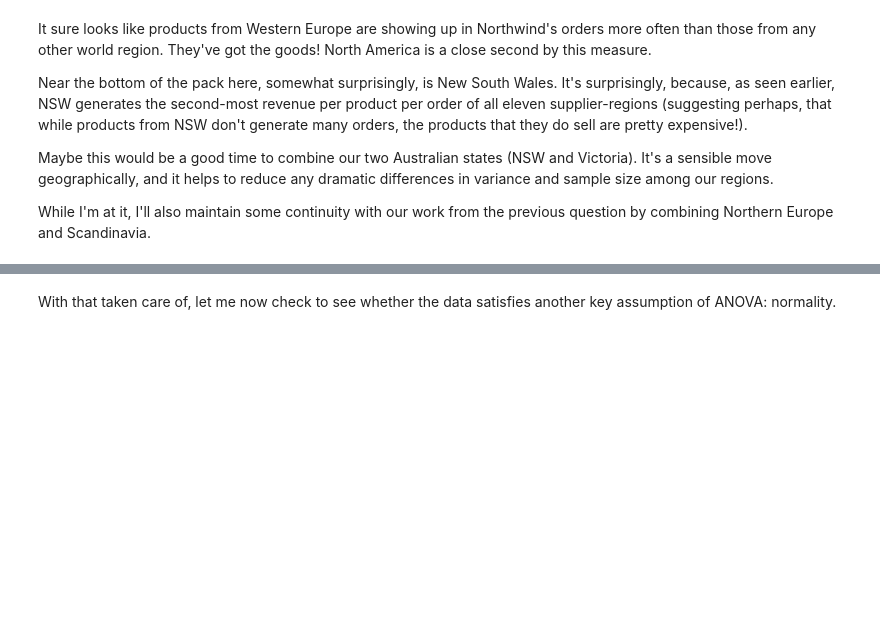
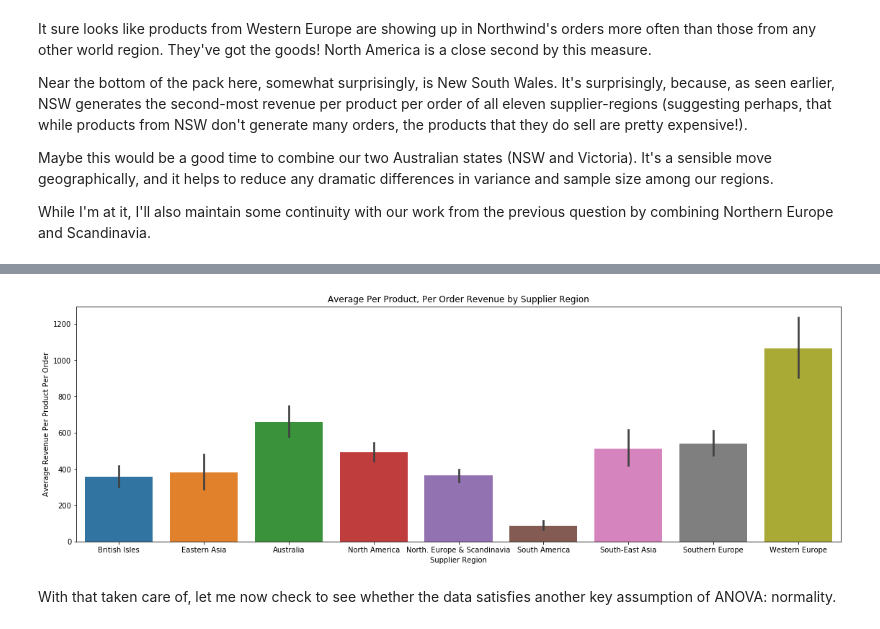
Before and after one commit to timsennett/northwind-hypothesis-tests, a Jupyter notebook: Northwind-project.ipynb, the cells around one changed output, grey strips where cells are left out. Cells and saved outputs as stored; diff of their text form; code cells hidden in the pictures; blank space fills up the shorter version.

```diff
--- a/Northwind-project.ipynb
+++ b/Northwind-project.ipynb
@@ -652,6 +669,17 @@ df3.groupby('Region').count()
 | South-East Asia | 82 |
 | Southern Europe | 229 |
 | Western Europe | 447 |
+# %%
+# updated chart to reflect combined regions
+
+plt.figure(figsize=(19,6))
+sns.barplot(df3.Region, df3.RevenuePerProductPerOrder)
+plt.xlabel('Supplier Region')
+plt.ylabel('Average Revenue Per Product Per Order')
+plt.title("Average Per Product, Per Order Revenue by Supplier Region")
+plt.show()
+# %% [output]
+[figure, added]
 # %% [markdown]
 With that taken care of, let me now check to see whether the data satisfies another key assumption of ANOVA: normality.
 # %%
```
Also changed, not shown: parts of 11 cells of this notebook, 2 other files.
